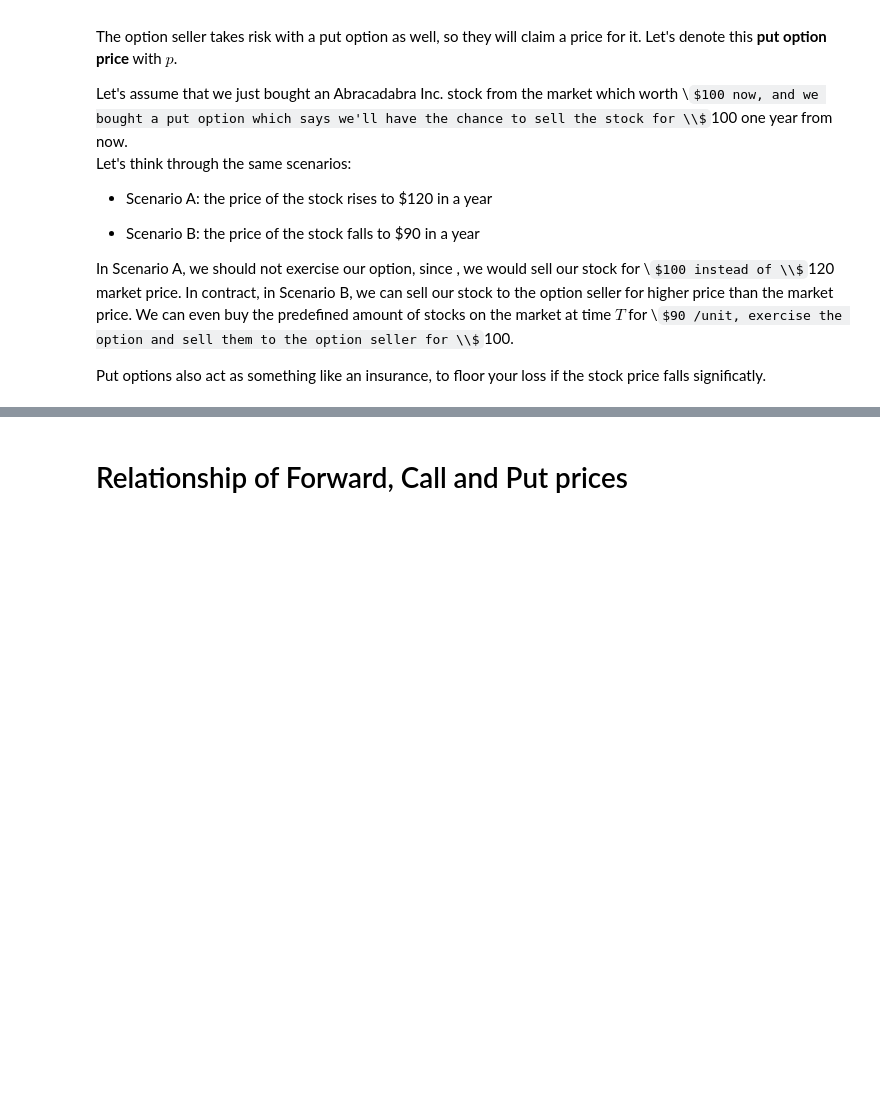
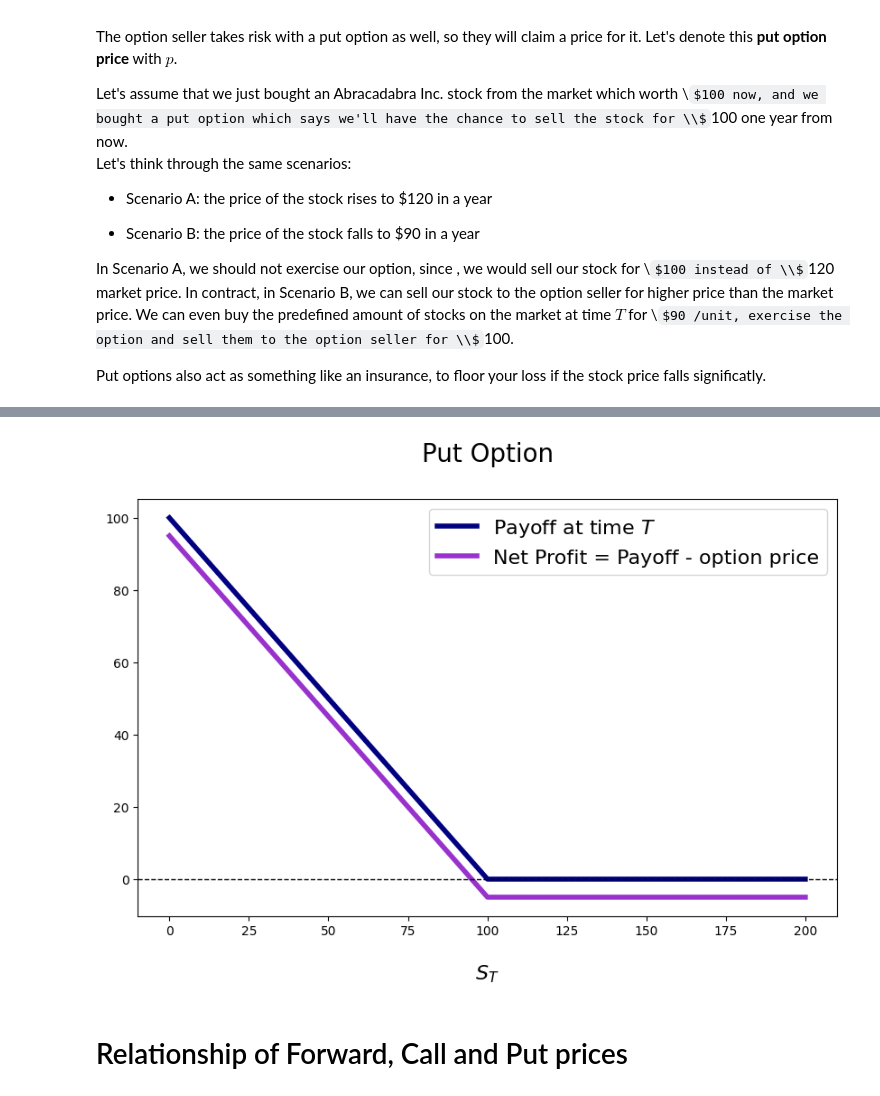
Before and after one commit to QuantCourseBP/QuantCourseBP, a Jupyter notebook: Lectures/02_BSM/presentation_02_option_basics_and_bsm_model.ipynb, the cells around one changed output, grey strips where cells are left out. Drawn from its saved outputs; the diff is of its cells as text; code cells hidden in the pictures; some formulas as TeX source; blank space fills up the shorter version.

```diff
--- a/Lectures/02_BSM/presentation_02_option_basics_and_bsm_model.ipynb
+++ b/Lectures/02_BSM/presentation_02_option_basics_and_bsm_model.ipynb
@@ -243,3 +295,13 @@ min\lbrace K - S_T, 0\rbrace
+# %%
+# strike and step_size is the same as before
+put_price = 8
+y_put_payoff = np.array([ 0.0 if x > strike else strike - x for x in x_stock_price])
+y_put_net_profit = np.array([ y - call_price for y in y_put_payoff])
+# %%
+layout = {'title': 'Put Option', 'x_label': '$S_{T}$'}
+my_plotter(x_stock_price, [y_put_payoff, y_put_net_profit], layout=layout, names=['Payoff at time $T$', 'Net Profit = Payoff - option price'])
+# %% [output]
+[figure, added]
 # %% [markdown]
 # Relationship of Forward, Call and Put prices
 # %% [markdown]
```
Also changed, not shown: parts of 10 cells of this notebook, 5 other files.
